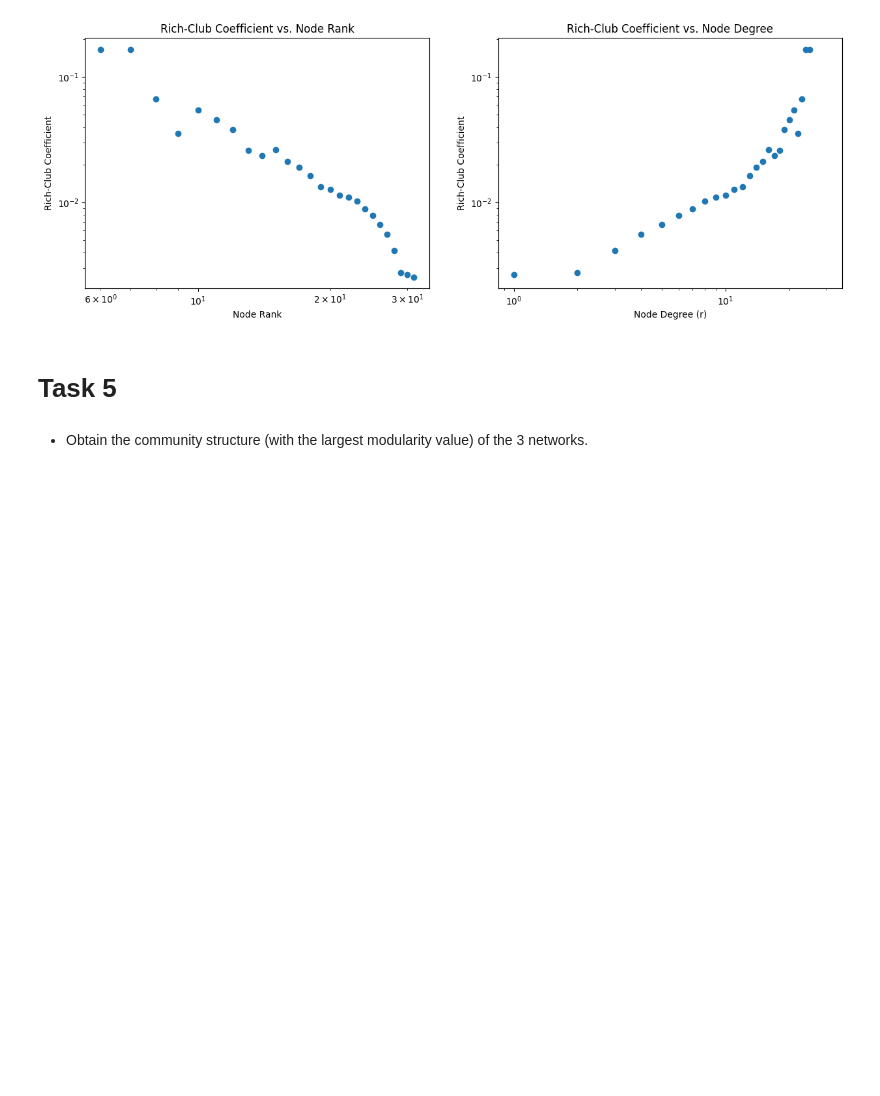
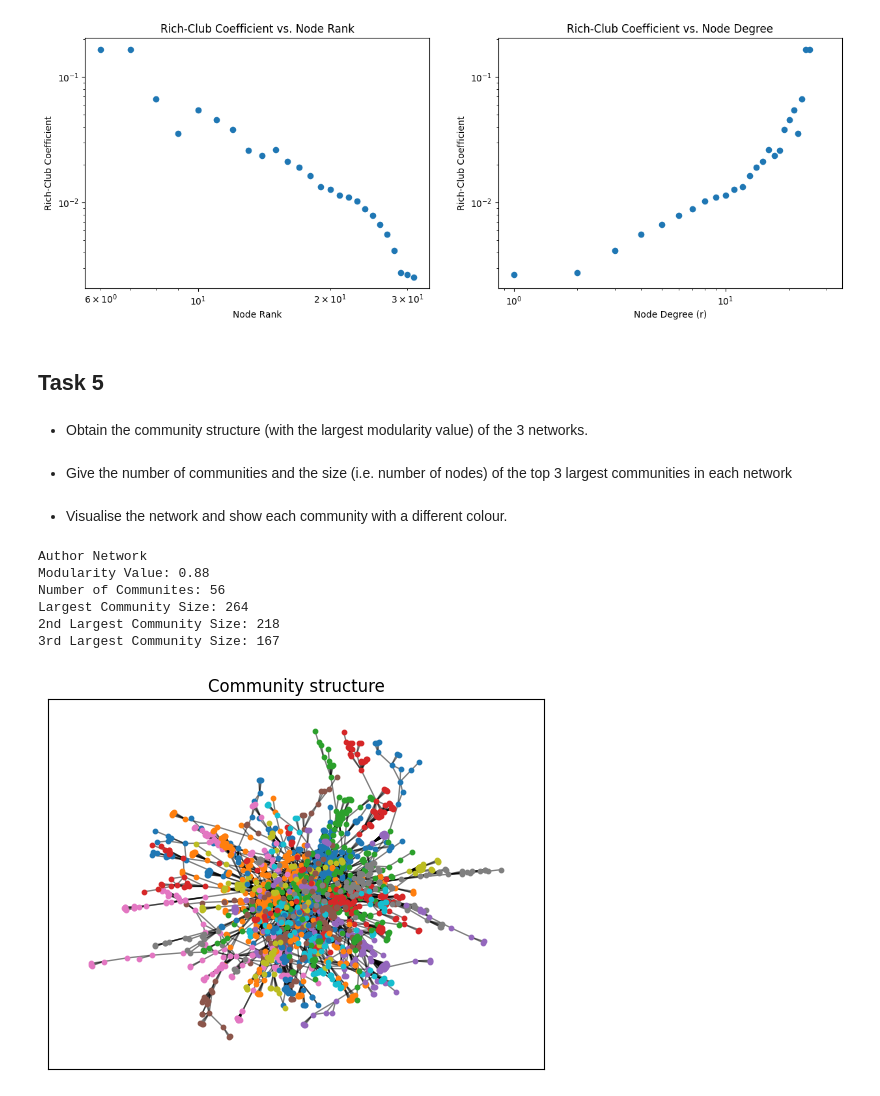
Before and after one commit to ignRyann/author-network-analysis, a Jupyter notebook: coursework1.ipynb, the cells around one changed output. Saved outputs shown, nothing was run; the diff lists cells and outputs as text; code cells hidden in the pictures; blank space fills up the shorter version.

Commit message:
Completed Task 5

```diff
--- a/coursework1.ipynb
+++ b/coursework1.ipynb
@@ -337,7 +337,43 @@ plot_rich_club(BA)
 # %% [output]
 [figure]
 # %% [markdown]
-# Task 5
+## Task 5
 # %% [markdown]
 - Obtain the community structure (with the largest modularity value) of the 3
 networks.
+# %% [markdown]
+- Give the number of communities and the size (i.e. number of nodes) of the top 3
+largest communities in each network
+# %% [markdown]
+- Visualise the network and show each community with a different colour.
+# %%
+# Detect communities using the greedy modularity maximization
+communities = list(nx.algorithms.community.greedy_modularity_communities(author_network))
+
+# Calculate modularity
+modularity_value = nx.community.modularity(author_network, communities)
+
+# Community Information
+print("Author Network")
+print(f"Modularity Value: {round(modularity_value, 2)}")
+print(f"Number of Communites: {len(communities)}")
+print(f"Largest Community Size: {len(communities[0])}")
+print(f"2nd Largest Community Size: {len(communities[1])}")
+print(f"3rd Largest Community Size: {len(communities[2])}")
+
+# Visualising Communities
+pos = nx.spring_layout(author_network, seed= 42)
+
+for i, community in enumerate(communities):
+    nx.draw_networkx_nodes(author_network, pos, community, node_size=10, node_color=f"C{i}")
+nx.draw_networkx_edges(author_network, pos, alpha=0.5)
+plt.title(f"Community structure")
+plt.show()
+# %% [output]
+Author Network
+Modularity Value: 0.88
+Number of Communites: 56
+Largest Community Size: 264
+2nd Largest Community Size: 218
+3rd Largest Community Size: 167
+[figure, added]
```
Also changed, not shown: parts of 7 cells of this notebook.
